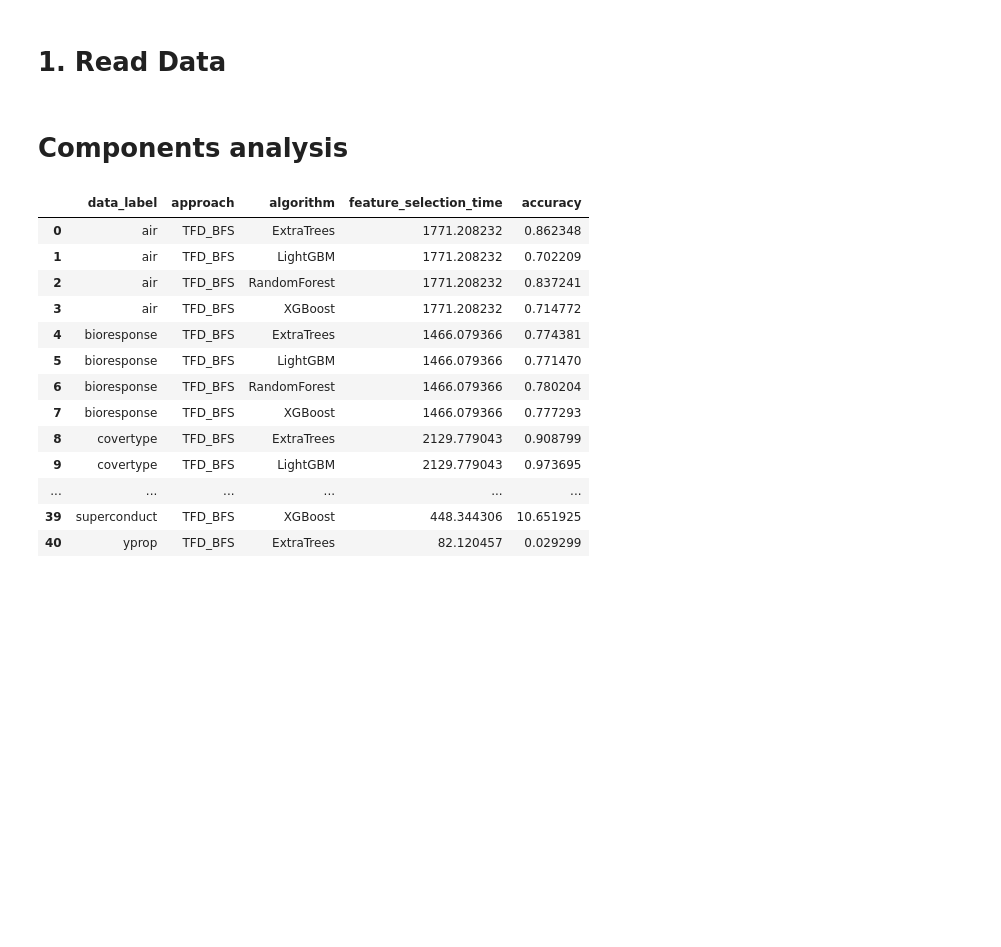
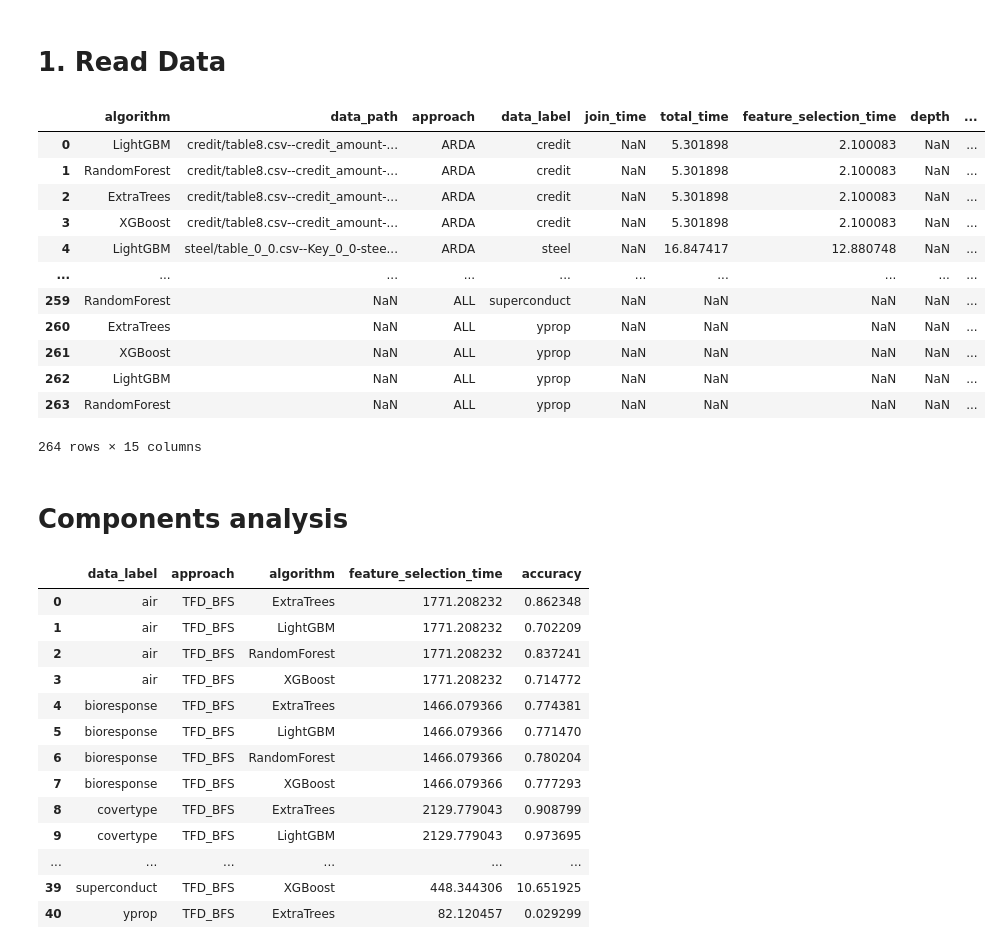
Before and after one commit to delftdata/autofeat, a Jupyter notebook: Visualisations-May.ipynb, the cells around one changed output. Drawn from its saved outputs; the diff is of its cells as text; code cells hidden in the pictures; blank space fills up the shorter version.

```diff
--- a/Visualisations-May.ipynb
+++ b/Visualisations-May.ipynb
@@ -17,18 +17,32 @@ import ast
 # %%
 # read data
 
 folder_name = os.path.abspath(os.path.abspath(''))
 
 dataset_path = "results/simple"
-result_file = "results_tfd.csv"
+result_file = "results_all_optimised.csv"
 
 
 filepath = os.path.join(folder_name, f"{dataset_path}/{result_file}")
 dataframe = pd.read_csv(filepath, header=0)
 dataframe
 
 
-arda = pd.read_csv(os.path.join(folder_name, f"{dataset_path}/results_arda.csv"), header=0)
+# arda = pd.read_csv(os.path.join(folder_name, f"{dataset_path}/results_arda.csv"), header=0)
+# %% [output]
+|  | algorithm | data_path | approach | data_label | join_time | total_time | feature_selection_time | depth | ... |
+| 0 | LightGBM | credit/table8.csv--credit_amount-... | ARDA | credit | NaN | 5.301898 | 2.100083 | NaN | ... |
+| 1 | RandomForest | credit/table8.csv--credit_amount-... | ARDA | credit | NaN | 5.301898 | 2.100083 | NaN | ... |
+| 2 | ExtraTrees | credit/table8.csv--credit_amount-... | ARDA | credit | NaN | 5.301898 | 2.100083 | NaN | ... |
+| 3 | XGBoost | credit/table8.csv--credit_amount-... | ARDA | credit | NaN | 5.301898 | 2.100083 | NaN | ... |
+| 4 | LightGBM | steel/table_0_0.csv--Key_0_0-stee... | ARDA | steel | NaN | 16.847417 | 12.880748 | NaN | ... |
+| ... | ... | ... | ... | ... | ... | ... | ... | ... | ... |
+| 259 | RandomForest | NaN | ALL | superconduct | NaN | NaN | NaN | NaN | ... |
+| 260 | ExtraTrees | NaN | ALL | yprop | NaN | NaN | NaN | NaN | ... |
+| 261 | XGBoost | NaN | ALL | yprop | NaN | NaN | NaN | NaN | ... |
+| 262 | LightGBM | NaN | ALL | yprop | NaN | NaN | NaN | NaN | ... |
+| 263 | RandomForest | NaN | ALL | yprop | NaN | NaN | NaN | NaN | ... |
+264 rows × 15 columns
 # %% [markdown]
 # Components analysis
 # %%
```
Also changed, not shown: parts of 9 cells of this notebook, 3 other files.
